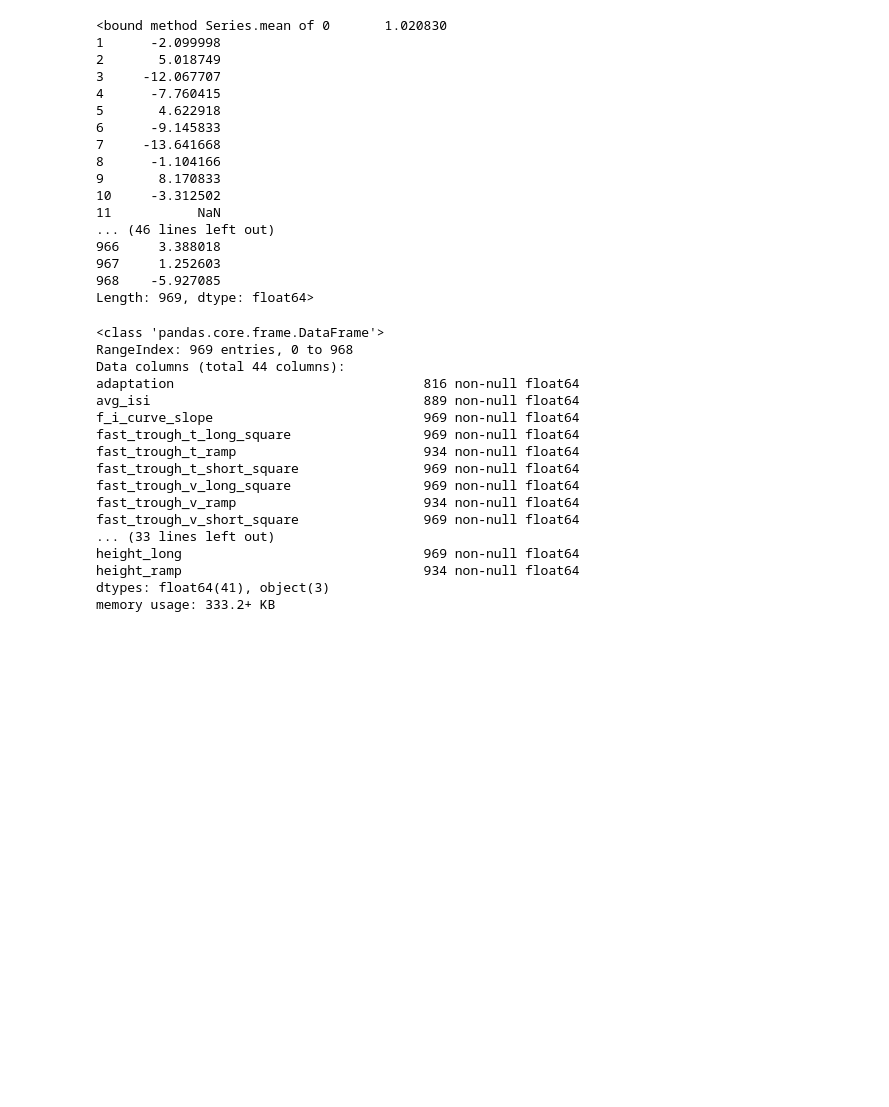
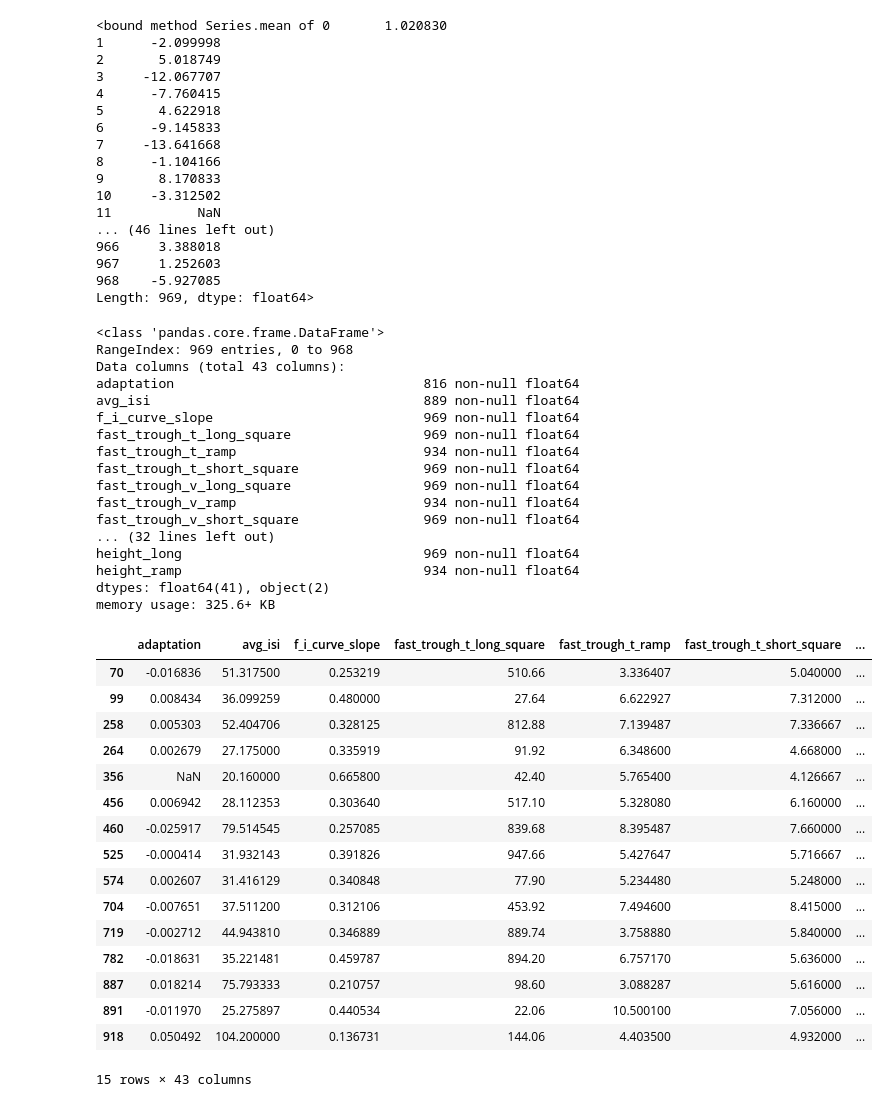
Before and after one commit to HyunsuLee/clustering_allen_neuron, a Jupyter notebook: Data_prep/revising_data.ipynb, the cells around one changed output. Saved outputs shown, nothing was run; the diff lists cells and outputs as text; code cells hidden in the pictures; blank space fills up the shorter version.

Commit message:
data prep for revising.
new rmd file for dividing train/test set.
TODO ! long, short, ramp protocol subset make.

```diff
--- a/Data_prep/revising_data.ipynb
+++ b/Data_prep/revising_data.ipynb
@@ -6,7 +6,7 @@ import pandas as pd
 # %%
 cre = pd.read_csv('ephys_data_cre.csv')
 # as review 2 minor commemts # 11 . technical values removed.
-cre = cre.drop(['height', 'input_resistance_mohm', 'vm_for_sag', 'slow_trough_t_short_square', 'slow_trough_v_short_square'], axis=1)
+cre = cre.drop(['reporter_status', 'height', 'input_resistance_mohm', 'vm_for_sag', 'slow_trough_t_short_square', 'slow_trough_v_short_square'], axis=1)
 cre.info()
 # %% [output]
 <class 'pandas.core.frame.DataFrame'>
@@ -244,7 +244,7 @@ cre.info()
 # %% [output]
 <class 'pandas.core.frame.DataFrame'>
 RangeIndex: 969 entries, 0 to 968
-Data columns (total 44 columns):
+Data columns (total 43 columns):
 adaptation                                816 non-null float64
 avg_isi                                   889 non-null float64
 f_i_curve_slope                           969 non-null float64
@@ -254,10 +254,31 @@ fast_trough_t_short_square                969 non-null float64
 fast_trough_v_long_square                 969 non-null float64
 fast_trough_v_ramp                        934 non-null float64
 fast_trough_v_short_square                969 non-null float64
-... (33 lines left out)
+... (32 lines left out)
 height_long                               969 non-null float64
 height_ramp                               934 non-null float64
-dtypes: float64(41), object(3)
-memory usage: 333.2+ KB
+dtypes: float64(41), object(2)
+memory usage: 325.6+ KB
+# %%
+cre.loc[cre['transgenic_line'] == 'Ndnf-IRES2-dgCre', ['binary_neuron']] = 'Inhibitory'
+cre.loc[cre['transgenic_line'] == 'Ndnf-IRES2-dgCre']
+# %% [output]
+|  | adaptation | avg_isi | f_i_curve_slope | fast_trough_t_long_square | fast_trough_t_ramp | fast_trough_t_short_square | ... |
+| 70 | -0.016836 | 51.317500 | 0.253219 | 510.66 | 3.336407 | 5.040000 | ... |
+| 99 | 0.008434 | 36.099259 | 0.480000 | 27.64 | 6.622927 | 7.312000 | ... |
+| 258 | 0.005303 | 52.404706 | 0.328125 | 812.88 | 7.139487 | 7.336667 | ... |
+| 264 | 0.002679 | 27.175000 | 0.335919 | 91.92 | 6.348600 | 4.668000 | ... |
+| 356 | NaN | 20.160000 | 0.665800 | 42.40 | 5.765400 | 4.126667 | ... |
+| 456 | 0.006942 | 28.112353 | 0.303640 | 517.10 | 5.328080 | 6.160000 | ... |
+| 460 | -0.025917 | 79.514545 | 0.257085 | 839.68 | 8.395487 | 7.660000 | ... |
+| 525 | -0.000414 | 31.932143 | 0.391826 | 947.66 | 5.427647 | 5.716667 | ... |
+| 574 | 0.002607 | 31.416129 | 0.340848 | 77.90 | 5.234480 | 5.248000 | ... |
+| 704 | -0.007651 | 37.511200 | 0.312106 | 453.92 | 7.494600 | 8.415000 | ... |
+| 719 | -0.002712 | 44.943810 | 0.346889 | 889.74 | 3.758880 | 5.840000 | ... |
+| 782 | -0.018631 | 35.221481 | 0.459787 | 894.20 | 6.757170 | 5.636000 | ... |
+| 887 | 0.018214 | 75.793333 | 0.210757 | 98.60 | 3.088287 | 5.616000 | ... |
+| 891 | -0.011970 | 25.275897 | 0.440534 | 22.06 | 10.500100 | 7.056000 | ... |
+| 918 | 0.050492 | 104.200000 | 0.136731 | 144.06 | 4.403500 | 4.932000 | ... |
+15 rows × 43 columns
 # %%
 cre.to_csv('cre_revised.csv', index = False)
```
Also changed, not shown: parts of 1 cell of this notebook, 2 other files.
